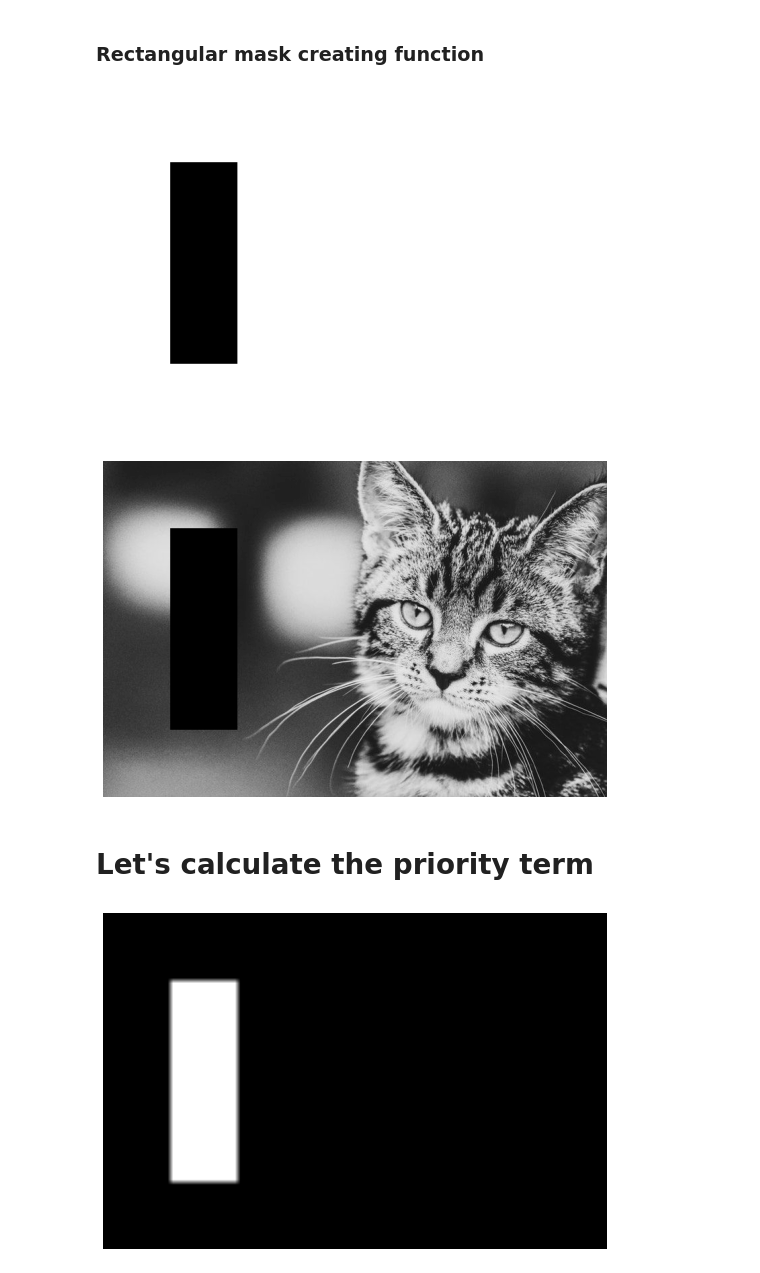
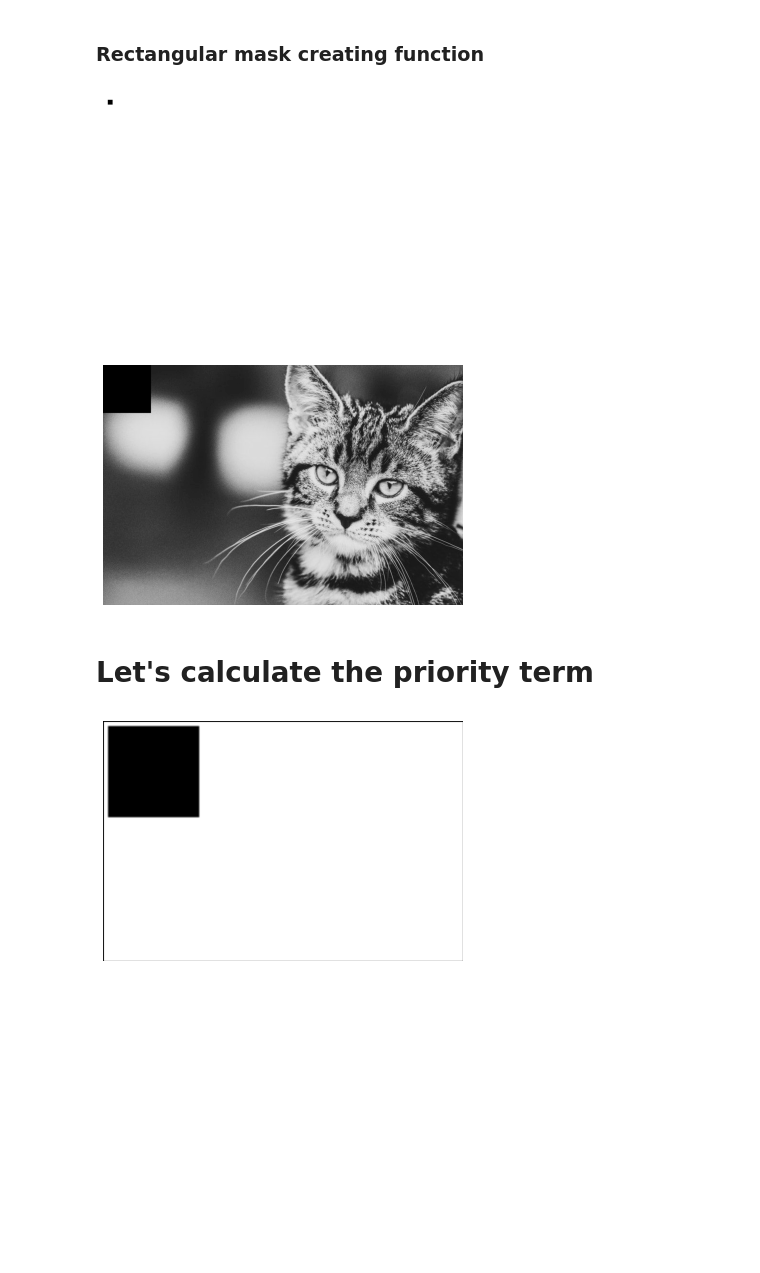
Before and after one commit to bhsyns/Inpainting-Project, a Jupyter notebook: Image manipulations.ipynb, the cells around one changed output. Cells and saved outputs as stored; diff of their text form; code cells hidden in the pictures; blank space fills up the shorter version.

Commit message:
Refined C matrix , and calculated I matrix

```diff
--- a/Image manipulations.ipynb
+++ b/Image manipulations.ipynb
@@ -16,7 +16,7 @@ print(im.shape)
 # %% [markdown]
 ### Image Display
 # %%
-def make_image(data, size=(7, 7), dpi=100):
+def make_image(data, size=(5, 5), dpi=100):
     fig = plt.figure()
     fig.set_size_inches(size)
     ax = plt.Axes(fig, [0., 0., 1., 1.])
@@ -35,52 +33,49 @@ make_image(im)
 def mask(im, x1, x2 , y1 , y2):
     shape= im.shape
     new = np.ones((shape[0],shape[1]), dtype=int)
-    for i in range(y1,y2):
-        for j in range(x1,x2):
+    for i in range(x1,x2):
+        for j in range(y1,y2):
             new[i,j]=0
     return new
 # %%
-make_image(mask(im, 100, 200 , 100 , 400))
+make_image(mask(im, 10, 20 , 10 , 20))
 # %% [output]
-[figure, old version]
+[figure, new version]
 # %%
 def delete_zone(im,mask):
     return im*mask
 # %%
-make_image(delete_zone(im,mask(im, 100, 200 , 100 , 400)))
+make_image(delete_zone(im,mask(im, 0, 100 , 0 , 100)))
 # %% [output]
-[figure, old version]
+[figure, new version]
 # %% [markdown]
 # Let's calculate the priority term
 # %%
 # Let's calculate the priority term :
 
 ## C(p) the confidence term :
 
 ## First lets define a function that would allow us to get patches
-def get_patch(image,p,patch_size=8):
+def get_patch(image,p,patch_size=4):
     r=int(patch_size/2)
     clip = image[p[0]-r:p[0]+r, p[1]-r:p[1]+r]
     return clip
 
 def patch_norm(p):
     return sum([sum([abs(p[i,j]) for i in range(p.shape[0])]) for j in range(p.shape[1])])
 
-def init_c(mask):
-    return np.ones(mask.shape)-mask
-
 
 ######## Confidence term
 def c_matrix(mask):
-    i = init_c(mask)
+    i = mask
     n,m= mask.shape
     c=np.zeros(mask.shape)
     for k in range(0,n):
         for l in range(0,m):
             patch = get_patch(i,(k,l))
             c[k,l]=np.sum(patch)
     return c/(patch.shape[0]*patch.shape[1])
 
-make_image(c_matrix(mask(im, 100, 200 , 100 , 400)))
+make_image(c_matrix(mask(im, 10, 200 , 10, 200)))
 # %% [output]
-[figure, old version]
+[figure, new version]
```
Also changed, not shown: parts of 7 cells of this notebook, 1 other file.
